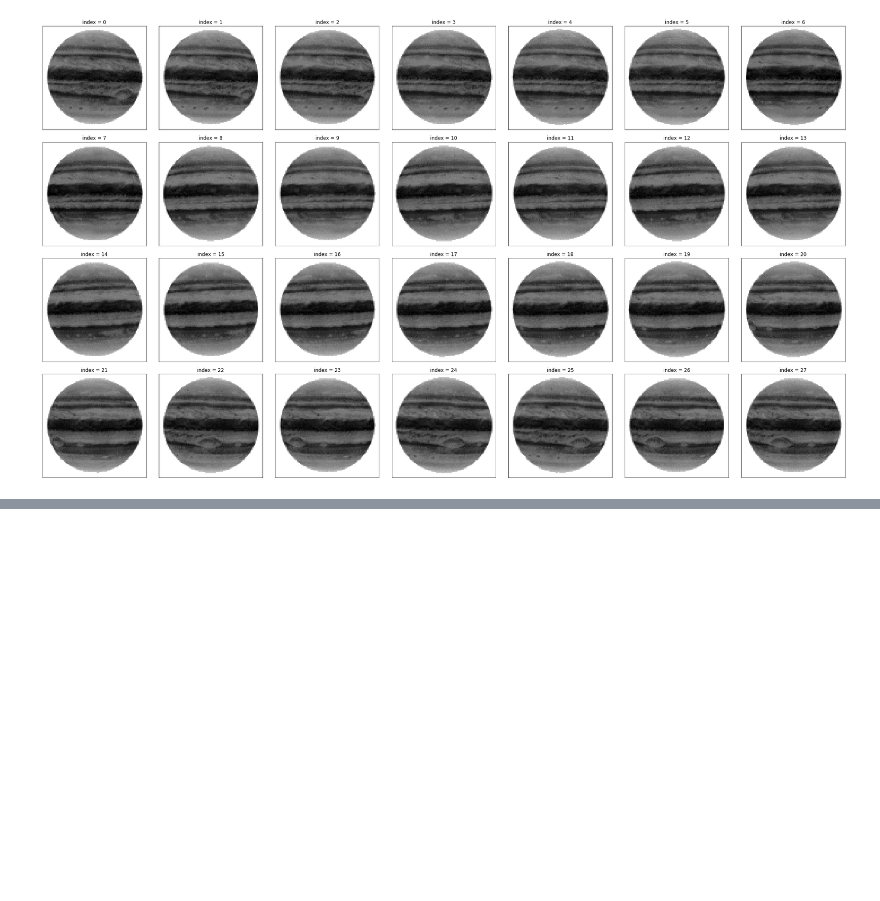
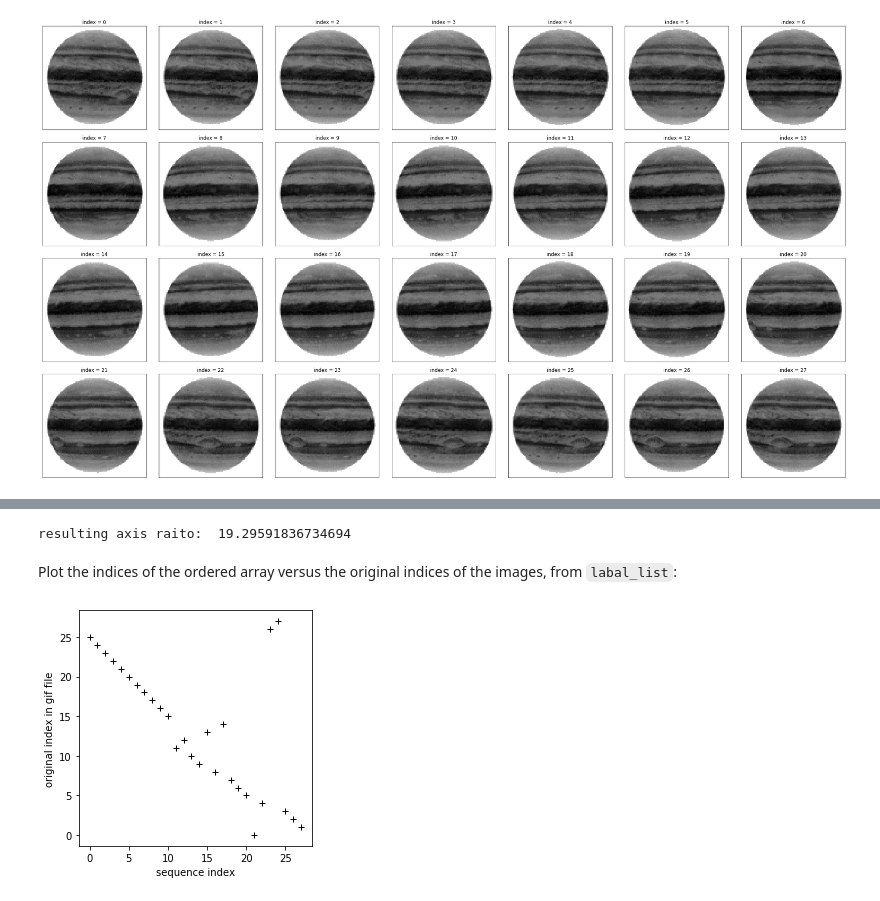
Before and after one commit to dalya/Sequencer, a Jupyter notebook: examples/two_dimensional_objects.ipynb, the cells around one changed output, grey strips where cells are left out. Cells and saved outputs as stored; diff of their text form; code cells hidden in the pictures; blank space fills up the shorter version.

Commit message:
finished with the notebook that shows how to apply the Sequencer to two-dimensional datasets

````diff
--- a/examples/two_dimensional_objects.ipynb
+++ b/examples/two_dimensional_objects.ipynb
@@ -186,0 +252,16 @@ plt.tight_layout()
+# %%
+# define the list of distance metrics to consider.
+# I include only KL and L2, because EMD and energy distance are not defined for 2D objects
+estimator_list = ['KL', 'L2']
+scale_list = [[(1, 1), (1, 2), (2, 1), (2, 2)],
+              [(1, 1), (1, 2), (2, 1), (2, 2)]]
+
+# define the sequencer object with default parameters
+seq = sequencer.Sequencer(grid, my_dataset_shuffled, estimator_list, scale_list)
+
+# to execute the sequencer, we first need to define the output directory to which the different
+# outputs will be saved
+output_path = "sequencer_output_directory"
+final_axis_ratio, final_sequence = seq.execute(output_path,
+                                               to_average_N_best_estimators=True,
+                                               number_of_best_estimators=1)
@@ -186,0 +286,17 @@ plt.tight_layout()
+# %%
+# print the final axis ratio
+print("resulting axis raito: ", final_axis_ratio)
+# %% [output]
+resulting axis raito:  19.29591836734694
+# %% [markdown]
+Plot the indices of the ordered array versus the original indices of the images, from ```labal_list```:
+# %%
+label_list_reordered = label_list[final_sequence]
+
+plt.figure(1, figsize=(4, 4))
+plt.plot(label_list_reordered, "+k")
+plt.xlabel("sequence index")
+plt.ylabel("original index in gif file")
+plt.tight_layout()
+# %% [output]
+[figure, added]
````
Also changed, not shown: parts of 8 cells of this notebook, 6 other files.
